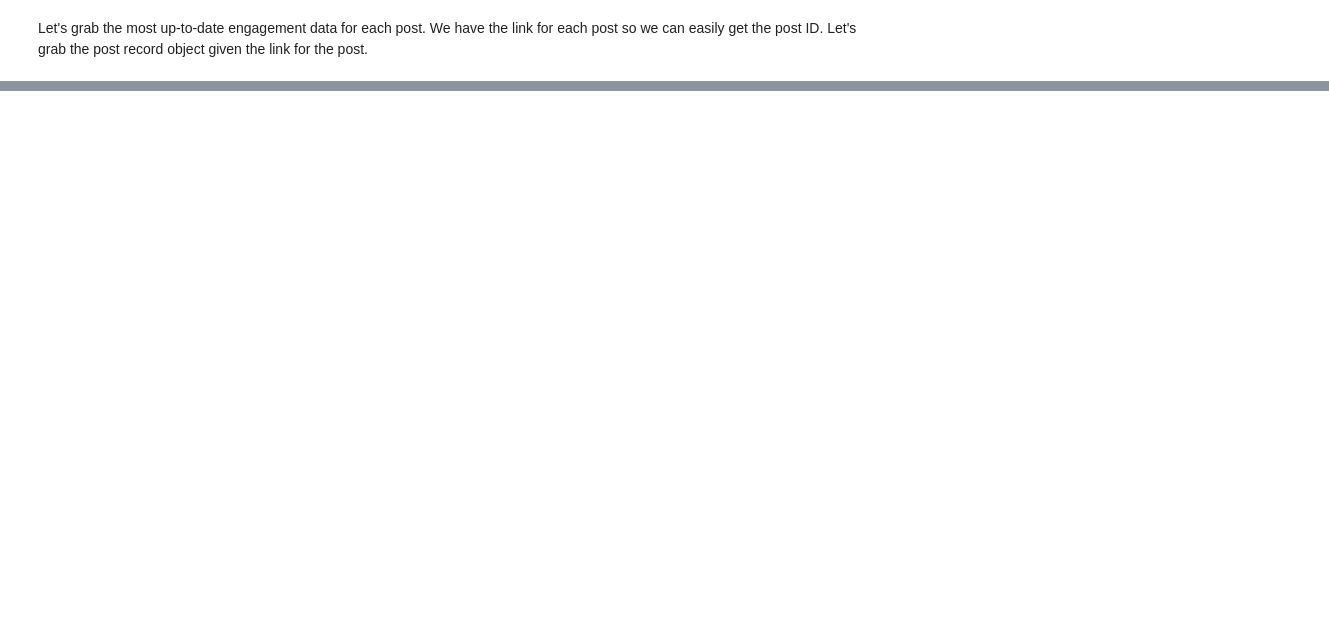
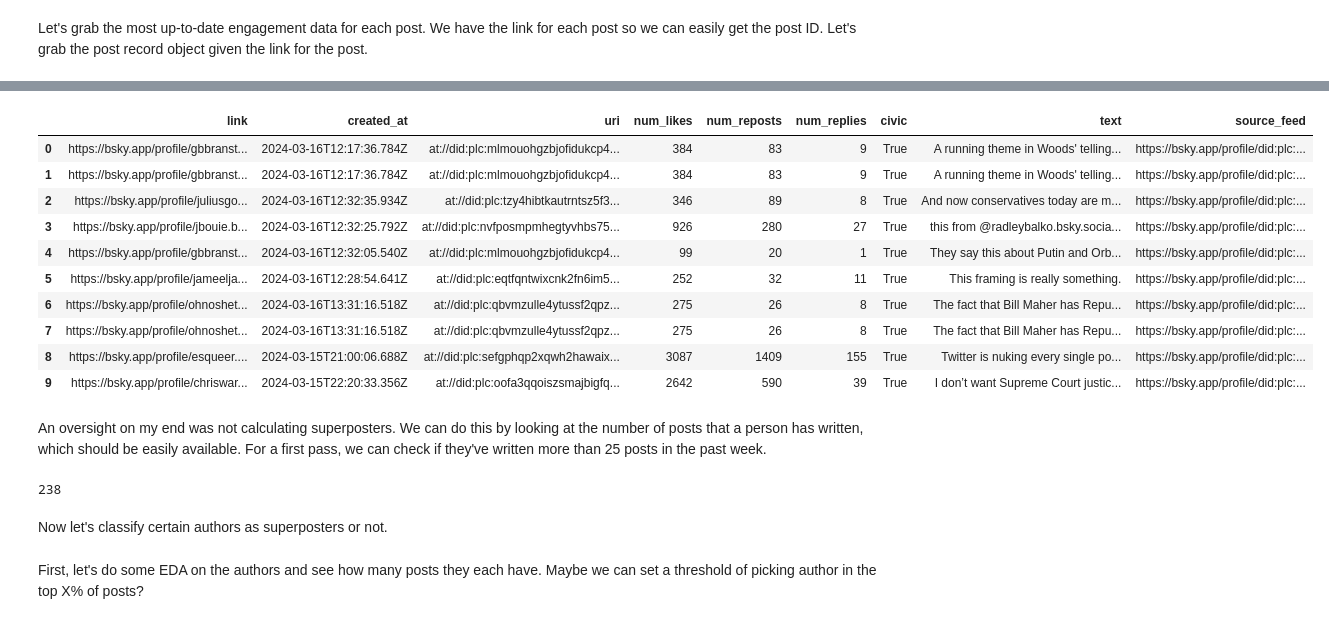
Before and after one commit to METResearchGroup/bluesky-research, a Jupyter notebook: services/rank_posts/rank_posts.ipynb, the cells around one changed output, grey strips where cells are left out. Drawn from its saved outputs; the diff is of its cells as text; code cells hidden in the pictures; blank space fills up the shorter version.

```diff
--- a/services/rank_posts/rank_posts.ipynb
+++ b/services/rank_posts/rank_posts.ipynb
@@ -175,0 +285,32 @@ noncivic_posts_dicts = noncivic_posts.to_dict(orient='records')
+# %%
+set_noncivic_post_uris = set([item["uri"] for item in noncivic_posts_engagement_data])
+# %%
+# while processing, data got polluted, so I need to extract just the civic posts.
+filtered_civic_posts_engagement_data_enriched = [
+    civic_post for civic_post in civic_posts_engagement_data_enriched
+    if civic_post["uri"] not in set_noncivic_post_uris
+]
+# %%
+for post in filtered_civic_posts_engagement_data_enriched:
+    post["civic"] = True
+    bluesky_pilot_posts.append(post)
+
+for post in noncivic_posts_engagement_data:
+    post["civic"] = False
+    bluesky_pilot_posts.append(post)
+# %%
+bluesky_pilot_posts_df = pd.DataFrame(bluesky_pilot_posts)
+# %%
+bluesky_pilot_posts_df.head(10)
+# %% [output]
+|  | link | created_at | uri | num_likes | num_reposts | num_replies | civic | text | source_feed |
+| 0 | https://bsky.app/profile/gbbranst... | 2024-03-16T12:17:36.784Z | at://did:plc:mlmouohgzbjofidukcp4... | 384 | 83 | 9 | True | A running theme in Woods' telling... | https://bsky.app/profile/did:plc:... |
+| 1 | https://bsky.app/profile/gbbranst... | 2024-03-16T12:17:36.784Z | at://did:plc:mlmouohgzbjofidukcp4... | 384 | 83 | 9 | True | A running theme in Woods' telling... | https://bsky.app/profile/did:plc:... |
+| 2 | https://bsky.app/profile/juliusgo... | 2024-03-16T12:32:35.934Z | at://did:plc:tzy4hibtkautrntsz5f3... | 346 | 89 | 8 | True | And now conservatives today are m... | https://bsky.app/profile/did:plc:... |
+| 3 | https://bsky.app/profile/jbouie.b... | 2024-03-16T12:32:25.792Z | at://did:plc:nvfposmpmhegtyvhbs75... | 926 | 280 | 27 | True | this from @radleybalko.bsky.socia... | https://bsky.app/profile/did:plc:... |
+| 4 | https://bsky.app/profile/gbbranst... | 2024-03-16T12:32:05.540Z | at://did:plc:mlmouohgzbjofidukcp4... | 99 | 20 | 1 | True | They say this about Putin and Orb... | https://bsky.app/profile/did:plc:... |
+| 5 | https://bsky.app/profile/jameelja... | 2024-03-16T12:28:54.641Z | at://did:plc:eqtfqntwixcnk2fn6im5... | 252 | 32 | 11 | True | This framing is really something. | https://bsky.app/profile/did:plc:... |
+| 6 | https://bsky.app/profile/ohnoshet... | 2024-03-16T13:31:16.518Z | at://did:plc:qbvmzulle4ytussf2qpz... | 275 | 26 | 8 | True | The fact that Bill Maher has Repu... | https://bsky.app/profile/did:plc:... |
+| 7 | https://bsky.app/profile/ohnoshet... | 2024-03-16T13:31:16.518Z | at://did:plc:qbvmzulle4ytussf2qpz... | 275 | 26 | 8 | True | The fact that Bill Maher has Repu... | https://bsky.app/profile/did:plc:... |
+| 8 | https://bsky.app/profile/esqueer.... | 2024-03-15T21:00:06.688Z | at://did:plc:sefgphqp2xqwh2hawaix... | 3087 | 1409 | 155 | True | Twitter is nuking every single po... | https://bsky.app/profile/did:plc:... |
+| 9 | https://bsky.app/profile/chriswar... | 2024-03-15T22:20:33.356Z | at://did:plc:oofa3qqoiszsmajbigfq... | 2642 | 590 | 39 | True | I don’t want Supreme Court justic... | https://bsky.app/profile/did:plc:... |
@@ -175,0 +319,2 @@ noncivic_posts_dicts = noncivic_posts.to_dict(orient='records')
+# %% [markdown]
+An oversight on my end was not calculating superposters. We can do this by looking at the number of posts that a person has written, which should be easily available. For a first pass, we can check if they've written more than 25 posts in the past week.
@@ -175,0 +364,4 @@ noncivic_posts_dicts = noncivic_posts.to_dict(orient='records')
+# %%
+len(author_did_to_profile.keys())
+# %% [output]
+238
@@ -175,0 +370,4 @@ noncivic_posts_dicts = noncivic_posts.to_dict(orient='records')
+# %% [markdown]
+Now let's classify certain authors as superposters or not.
+# %% [markdown]
+First, let's do some EDA on the authors and see how many posts they each have. Maybe we can set a threshold of picking author in the top X% of posts?
```
Also changed, not shown: parts of 116 cells of this notebook, 7 other files.
